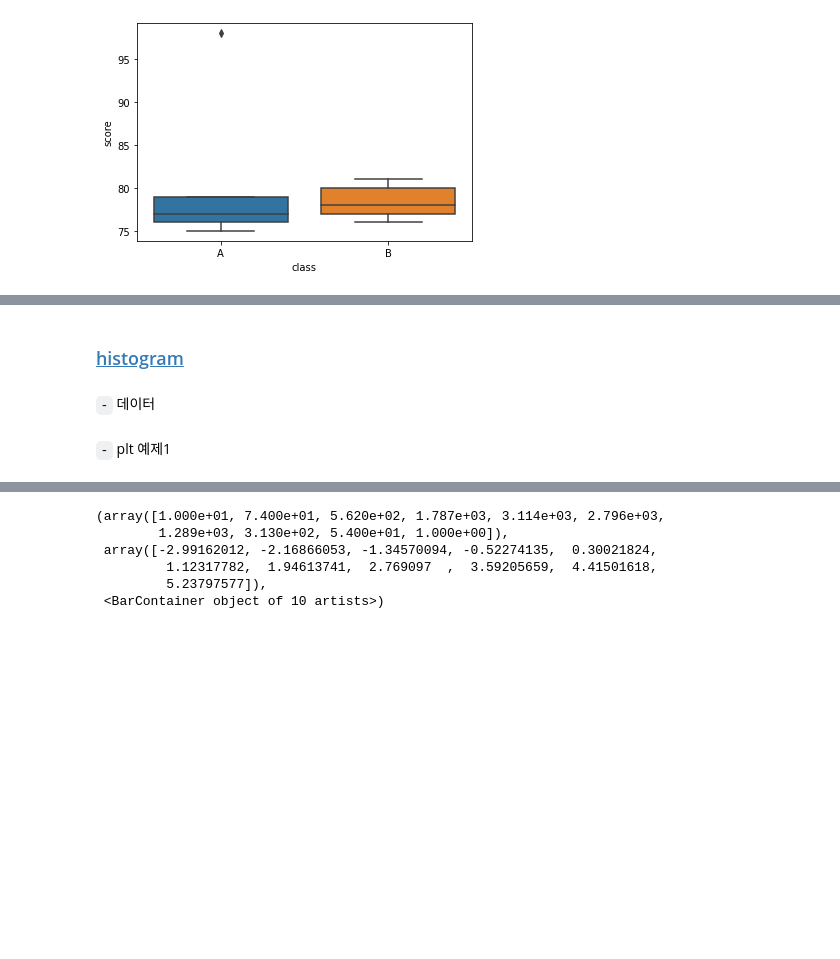
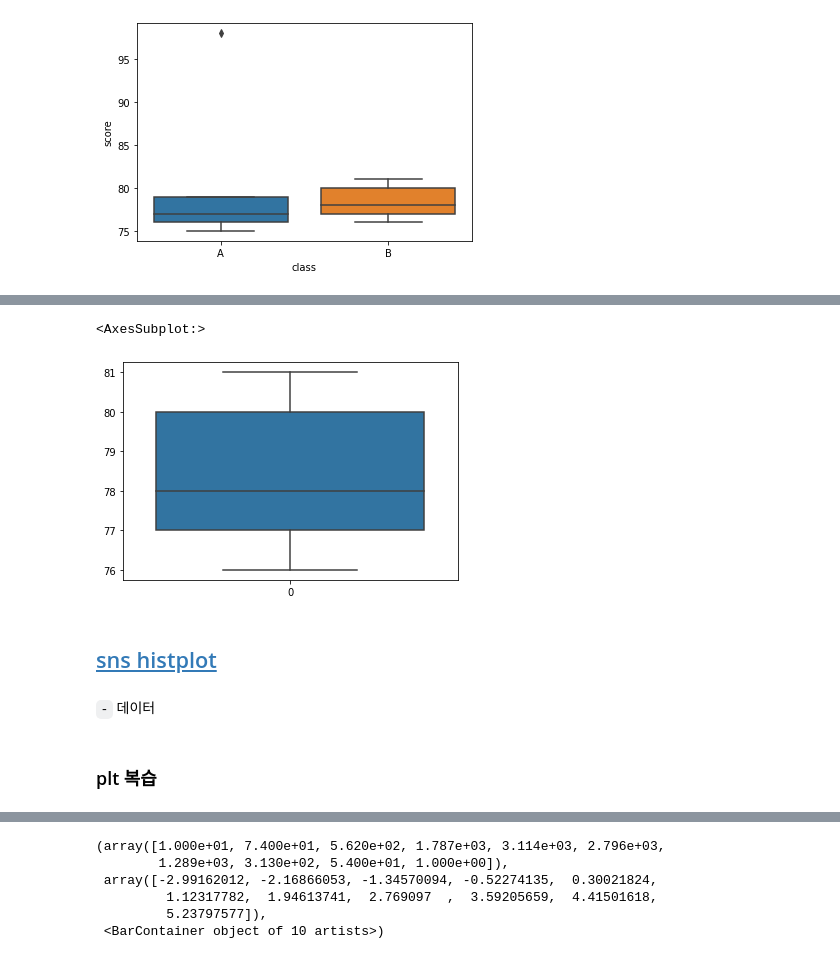
Before and after one commit to guebin/DV2022_backup, a Jupyter notebook: _notebooks/draft.ipynb, the cells around one changed output, grey strips where cells are left out. Cells and saved outputs as stored; diff of their text form; code cells hidden in the pictures; blank space fills up the shorter version.

```diff
--- a/_notebooks/draft.ipynb
+++ b/_notebooks/draft.ipynb
@@ -91,9 +98,14 @@ sns.boxplot(data=df2,x='class',y='score')
+# %%
+sns.boxplot(data=y2)
+# %% [output]
+<AxesSubplot:>
+[figure, added]
 # %% [markdown]
-### [histogram](https://seaborn.pydata.org/generated/seaborn.histplot.html)
+## [sns histplot](https://seaborn.pydata.org/generated/seaborn.histplot.html)
 # %% [markdown]
 `-` 데이터
 # %%
 x= np.random.randn(10000)
 y= np.random.randn(10000) +1
-# %% [markdown]
-`-` plt 예제1
+# %% [markdown]
+### plt 복습
```
Also changed, not shown: parts of 38 cells of this notebook.
